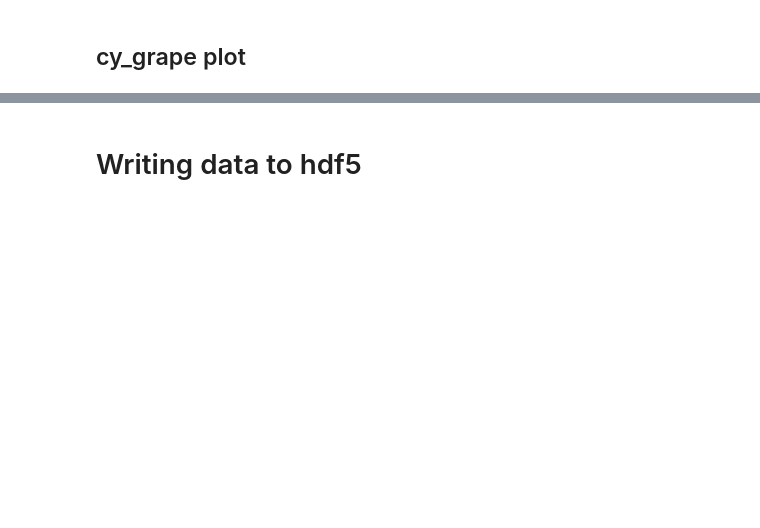
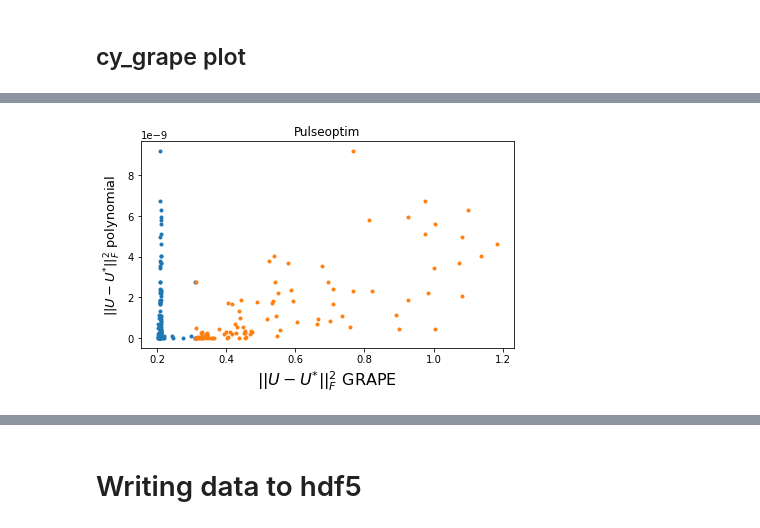
Before and after one commit to W-Parvaiz-DF/QOC_proj, a Jupyter notebook: QOC_Project/FrobeniusNorm.ipynb, the cells around one changed output, grey strips where cells are left out. Saved outputs shown, nothing was run; the diff lists cells and outputs as text; code cells hidden in the pictures; blank space fills up the shorter version.

```diff
--- a/QOC_Project/FrobeniusNorm.ipynb
+++ b/QOC_Project/FrobeniusNorm.ipynb
@@ -426,9 +539,10 @@ plt.tight_layout()
 # %%
 plt.figure()
-# plt.rc('text', usetex=False)
 plt.title('Pulseoptim')
 plt.xlabel(r'$||U - U^{*} ||_{F}^{2}$ GRAPE', fontsize = 16 )
 plt.ylabel(r'$||U - U^{*} ||_{F}^{2}$ polynomial', fontsize=13)
-plt.plot(pulseoptim_fro_norm_squared, norm_U_target_minus_obtained**2, '.')
-plt.plot(cy_grape_fro_norm_squared, norm_U_target_minus_obtained**2, '.')
+plt.plot(pulseoptim_fro_norm_squared, norm_U_target_minus_obtained[:sample]**2, '.')
+plt.plot(cy_grape_fro_norm_squared, norm_U_target_minus_obtained[:sample]**2, '.')
 plt.tight_layout()
+# %% [output]
+[figure, added]
```
Also changed, not shown: parts of 32 cells of this notebook.
